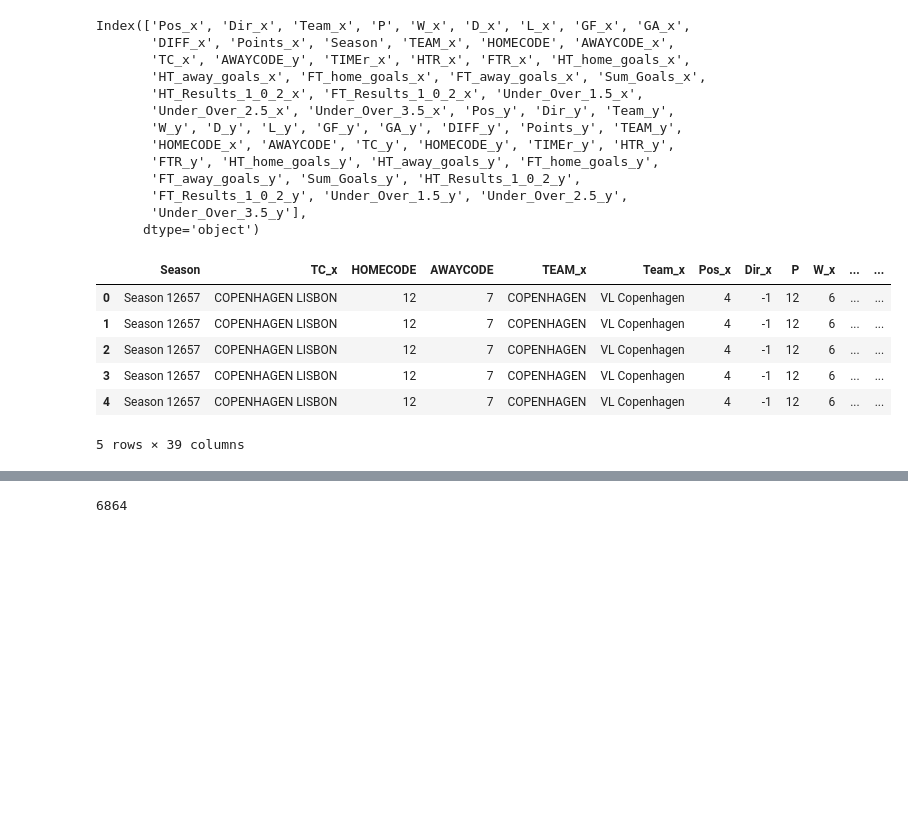
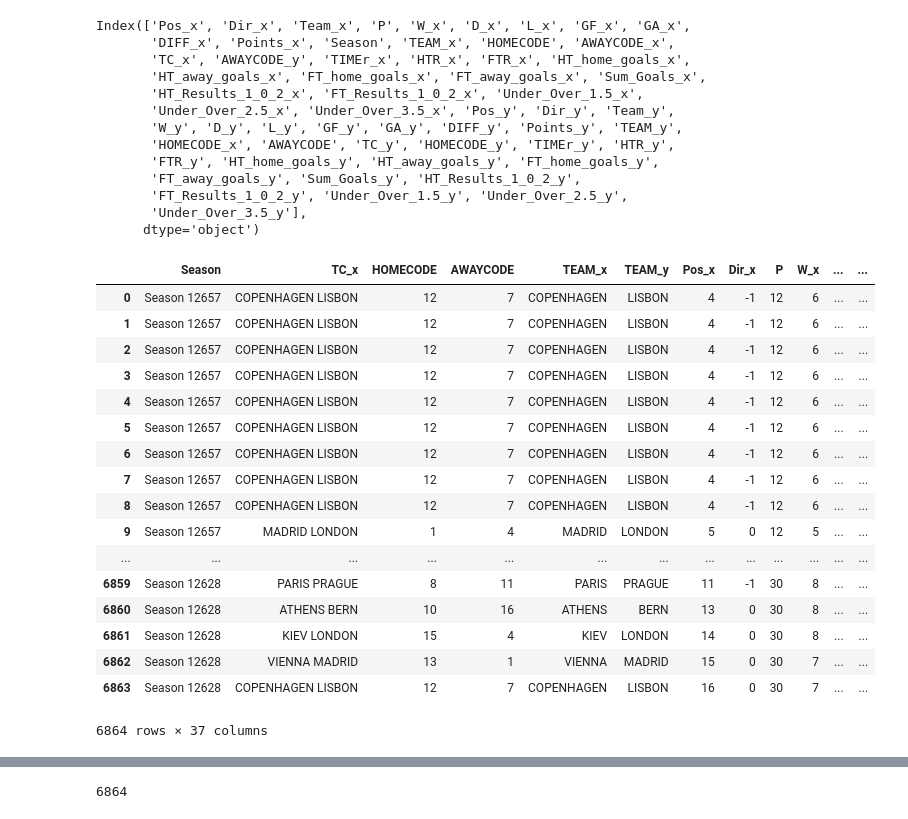
Before and after one commit to gibeongideon/vfl_starts_scrapper, a Jupyter notebook: file_processing_01.ipynb, the cells around one changed output, grey strips where cells are left out. Cells and saved outputs as stored; diff of their text form; code cells hidden in the pictures; blank space fills up the shorter version.

```diff
--- a/file_processing_01.ipynb
+++ b/file_processing_01.ipynb
@@ -368,8 +403,18 @@ colt = ['Season','TC_x','HOMECODE','AWAYCODE','TEAM_x','Team_x','Pos_x', 'Dir_x'
        'FT_Results_1_0_2_y', 'Under_Over_1.5_y', 'Under_Over_2.5_y',
        'Under_Over_3.5_y']
 
+colti = ['Season','TC_x','HOMECODE','AWAYCODE','TEAM_x','TEAM_y','Pos_x', 'Dir_x', 'P', 'W_x', 'D_x', 'L_x', 'GF_x', 'GA_x','DIFF_x',
+        'Points_x','Pos_y', 'Dir_y','W_y', 'D_y', 'L_y', 'GF_y', 'GA_y', 'DIFF_y', 'Points_y','HTR_y',
+       'FTR_y', 'HT_home_goals_y', 'HT_away_goals_y', 'FT_home_goals_y',
+       'FT_away_goals_y', 'Sum_Goals_y', 'HT_Results_1_0_2_y',
+       'FT_Results_1_0_2_y', 'Under_Over_1.5_y', 'Under_Over_2.5_y',
+       'Under_Over_3.5_y']
+
 col2 = ['HOMECODE','AWAYCODE','Pos_x', 'Dir_x', 'P', 'W_x', 'D_x', 'L_x', 'GF_x', 'GA_x','DIFF_x',
         'Points_x','Pos_y', 'Dir_y','W_y', 'D_y', 'L_y', 'GF_y', 'GA_y', 'DIFF_y', 'Points_y','Under_Over_2.5_y',]
+
+predict1x2 = ['HOMECODE','AWAYCODE','Pos_x', 'Dir_x', 'P', 'W_x', 'D_x', 'L_x', 'GF_x', 'GA_x','DIFF_x',
+        'Points_x','Pos_y', 'Dir_y','W_y', 'D_y', 'L_y', 'GF_y', 'GA_y', 'DIFF_y', 'Points_y','FT_Results_1_0_2_y',]
 datag.columns
 # %% [output]
 Index(['Pos_x', 'Dir_x', 'Team_x', 'P', 'W_x', 'D_x', 'L_x', 'GF_x', 'GA_x',
@@ -386,17 +431,29 @@ Index(['Pos_x', 'Dir_x', 'Team_x', 'P', 'W_x', 'D_x', 'L_x', 'GF_x', 'GA_x',
        'Under_Over_3.5_y'],
       dtype='object')
 # %%
-datag2 =  datag.reindex(columns= colt)
+#change collum to change what to predict
+datag2 =  datag.reindex(columns= colti)
 #datag2.iloc[:, 1:38].head()#[dff2.TEAM == 'VIENNA']
-datag2.head()
+datag2#.head()
 # %% [output]
-|  | Season | TC_x | HOMECODE | AWAYCODE | TEAM_x | Team_x | Pos_x | Dir_x | P | W_x | ... | ... |
-| 0 | Season 12657 | COPENHAGEN LISBON | 12 | 7 | COPENHAGEN | VL Copenhagen | 4 | -1 | 12 | 6 | ... | ... |
-| 1 | Season 12657 | COPENHAGEN LISBON | 12 | 7 | COPENHAGEN | VL Copenhagen | 4 | -1 | 12 | 6 | ... | ... |
-| 2 | Season 12657 | COPENHAGEN LISBON | 12 | 7 | COPENHAGEN | VL Copenhagen | 4 | -1 | 12 | 6 | ... | ... |
-| 3 | Season 12657 | COPENHAGEN LISBON | 12 | 7 | COPENHAGEN | VL Copenhagen | 4 | -1 | 12 | 6 | ... | ... |
-| 4 | Season 12657 | COPENHAGEN LISBON | 12 | 7 | COPENHAGEN | VL Copenhagen | 4 | -1 | 12 | 6 | ... | ... |
+|  | Season | TC_x | HOMECODE | AWAYCODE | TEAM_x | TEAM_y | Pos_x | Dir_x | P | W_x | ... | ... |
+| 0 | Season 12657 | COPENHAGEN LISBON | 12 | 7 | COPENHAGEN | LISBON | 4 | -1 | 12 | 6 | ... | ... |
+| 1 | Season 12657 | COPENHAGEN LISBON | 12 | 7 | COPENHAGEN | LISBON | 4 | -1 | 12 | 6 | ... | ... |
+| 2 | Season 12657 | COPENHAGEN LISBON | 12 | 7 | COPENHAGEN | LISBON | 4 | -1 | 12 | 6 | ... | ... |
+| 3 | Season 12657 | COPENHAGEN LISBON | 12 | 7 | COPENHAGEN | LISBON | 4 | -1 | 12 | 6 | ... | ... |
+| 4 | Season 12657 | COPENHAGEN LISBON | 12 | 7 | COPENHAGEN | LISBON | 4 | -1 | 12 | 6 | ... | ... |
+| 5 | Season 12657 | COPENHAGEN LISBON | 12 | 7 | COPENHAGEN | LISBON | 4 | -1 | 12 | 6 | ... | ... |
+| 6 | Season 12657 | COPENHAGEN LISBON | 12 | 7 | COPENHAGEN | LISBON | 4 | -1 | 12 | 6 | ... | ... |
+| 7 | Season 12657 | COPENHAGEN LISBON | 12 | 7 | COPENHAGEN | LISBON | 4 | -1 | 12 | 6 | ... | ... |
+| 8 | Season 12657 | COPENHAGEN LISBON | 12 | 7 | COPENHAGEN | LISBON | 4 | -1 | 12 | 6 | ... | ... |
+| 9 | Season 12657 | MADRID LONDON | 1 | 4 | MADRID | LONDON | 5 | 0 | 12 | 5 | ... | ... |
+| ... | ... | ... | ... | ... | ... | ... | ... | ... | ... | ... | ... | ... |
+| 6859 | Season 12628 | PARIS PRAGUE | 8 | 11 | PARIS | PRAGUE | 11 | -1 | 30 | 8 | ... | ... |
+| 6860 | Season 12628 | ATHENS BERN | 10 | 16 | ATHENS | BERN | 13 | 0 | 30 | 8 | ... | ... |
+| 6861 | Season 12628 | KIEV LONDON | 15 | 4 | KIEV | LONDON | 14 | 0 | 30 | 8 | ... | ... |
+| 6862 | Season 12628 | VIENNA MADRID | 13 | 1 | VIENNA | MADRID | 15 | 0 | 30 | 7 | ... | ... |
+| 6863 | Season 12628 | COPENHAGEN LISBON | 12 | 7 | COPENHAGEN | LISBON | 16 | 0 | 30 | 7 | ... | ... |
-5 rows × 39 columns
+6864 rows × 37 columns
 # %%
 #with open('/home/ideon/Desktop/datag5.csv', 'a') as f:
   #  datag.to_csv(f, index=False, header=True)
```
Also changed, not shown: parts of 26 cells of this notebook, 6 other files.
